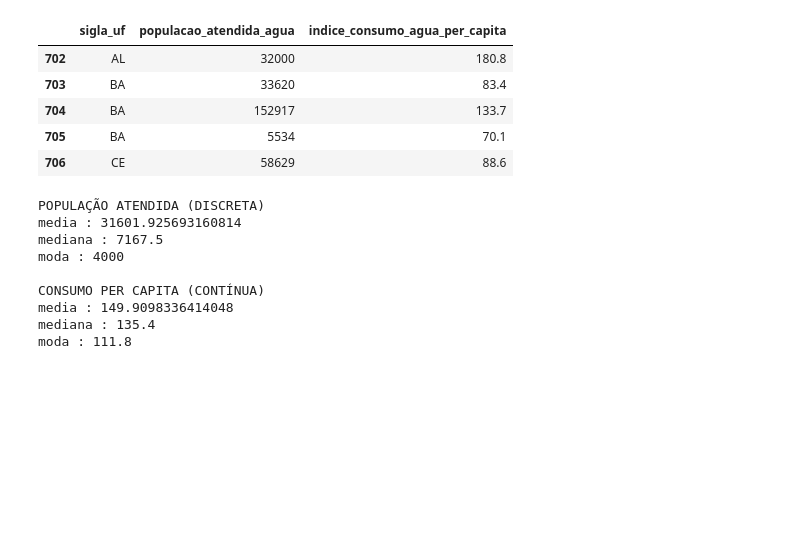
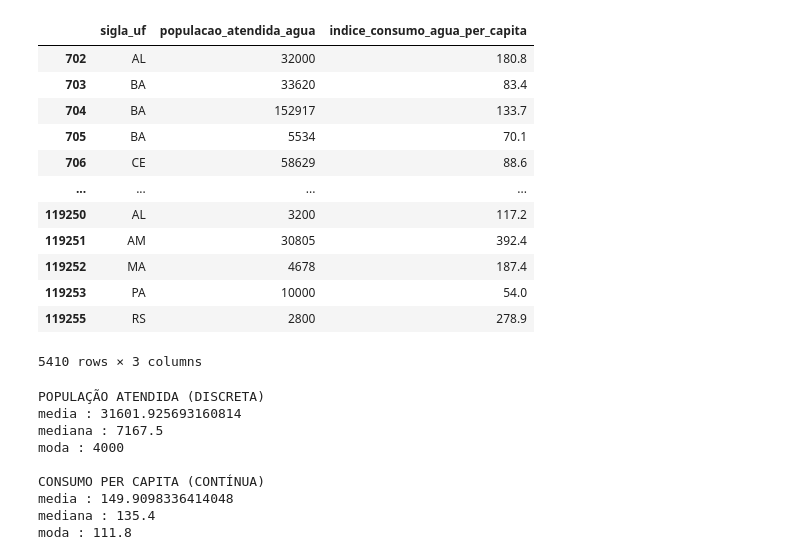
Before and after one commit to Vileno-C/analysis-of-water-consumption, a Jupyter notebook: main.ipynb, the cells around one changed output. Cells and saved outputs as stored; diff of their text form; code cells hidden in the pictures; blank space fills up the shorter version.

```diff
--- a/main.ipynb
+++ b/main.ipynb
@@ -10,33 +8,40 @@ Drive already mounted at /content/drive; to attempt to forcibly remount, call dr
 # %%
 #====================================
 # Filtrando e Preparando os Dados
 #====================================
 
 # Lendo os dados
 df = pd.read_csv('br_mdr_snis_municipio_agua_esgoto.csv')
 
 # Filtrando dados de 2022
 df = df[df['ano'] == 2022]
 
 # Separando as variáveis que serão utilizadas
 qualitativa = 'sigla_uf'
 discreta = 'populacao_atendida_agua'
 continua = 'indice_consumo_agua_per_capita'
 df = df[[qualitativa, discreta, continua]]
 
 df = df.dropna() # Removendo linhas com "NaN"
 
 # Convertendo a variavel discreta para int
 df[discreta] = df[discreta].astype(int)
 
-df.head()
+df
 # %% [output]
 |  | sigla_uf | populacao_atendida_agua | indice_consumo_agua_per_capita |
 | 702 | AL | 32000 | 180.8 |
 | 703 | BA | 33620 | 83.4 |
 | 704 | BA | 152917 | 133.7 |
 | 705 | BA | 5534 | 70.1 |
 | 706 | CE | 58629 | 88.6 |
+| ... | ... | ... | ... |
+| 119250 | AL | 3200 | 117.2 |
+| 119251 | AM | 30805 | 392.4 |
+| 119252 | MA | 4678 | 187.4 |
+| 119253 | PA | 10000 | 54.0 |
+| 119255 | RS | 2800 | 278.9 |
+5410 rows × 3 columns
 # %%
 # =========================================================
 # FUNÇÕES AUXILIARES
```
Also changed, not shown: parts of 6 cells of this notebook.
